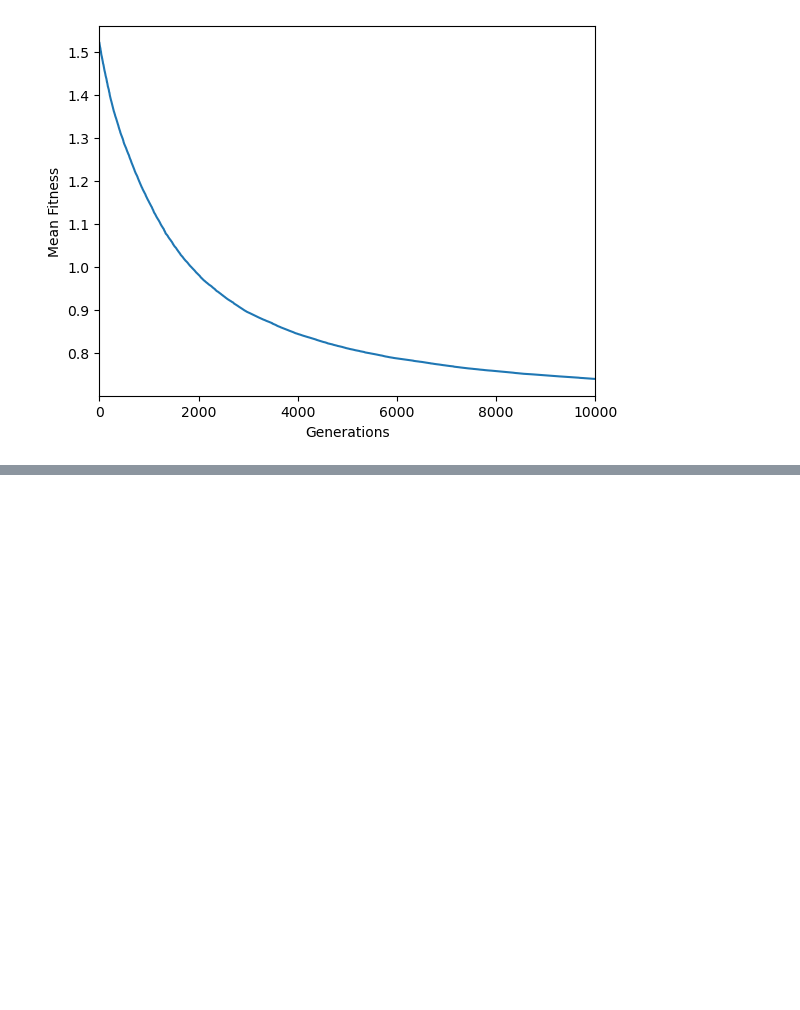
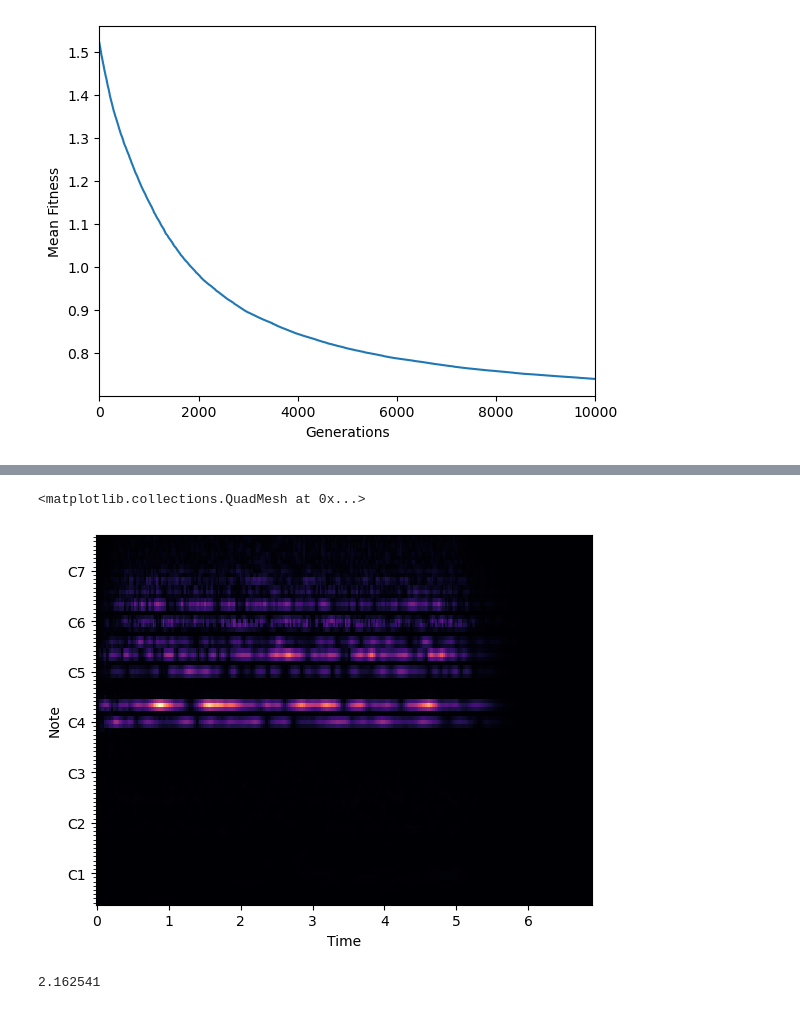
Before and after one commit to jd-rub/MA-thesis, a Jupyter notebook: notebooks/plotting.ipynb, the cells around one changed output, grey strips where cells are left out. Saved outputs shown, nothing was run; the diff lists cells and outputs as text; code cells hidden in the pictures; blank space fills up the shorter version.

```diff
--- a/notebooks/plotting.ipynb
+++ b/notebooks/plotting.ipynb
@@ -70,0 +96,14 @@ df_fit.plot(xlabel="Generations", ylabel="Mean Fitness", xlim=(0, 10000))
+# %%
+bins_per_octave = 12
+fmin = librosa.note_to_hz("f0")
+cqt = librosa.cqt(mix, sr=sr, n_bins=88, bins_per_octave=bins_per_octave, fmin=fmin)
+log_cqt = librosa.amplitude_to_db(np.abs(cqt))
+librosa.display.specshow(cqt, sr=sr, x_axis='time', y_axis='cqt_note',
+                         bins_per_octave=bins_per_octave, fmin=fmin)
+# %% [output]
+<matplotlib.collections.QuadMesh at 0x...>
+[figure, added]
+# %%
+np.max(np.abs(cqt))
+# %% [output]
+2.162541
```
Also changed, not shown: parts of 9 cells of this notebook, 1 other file.
